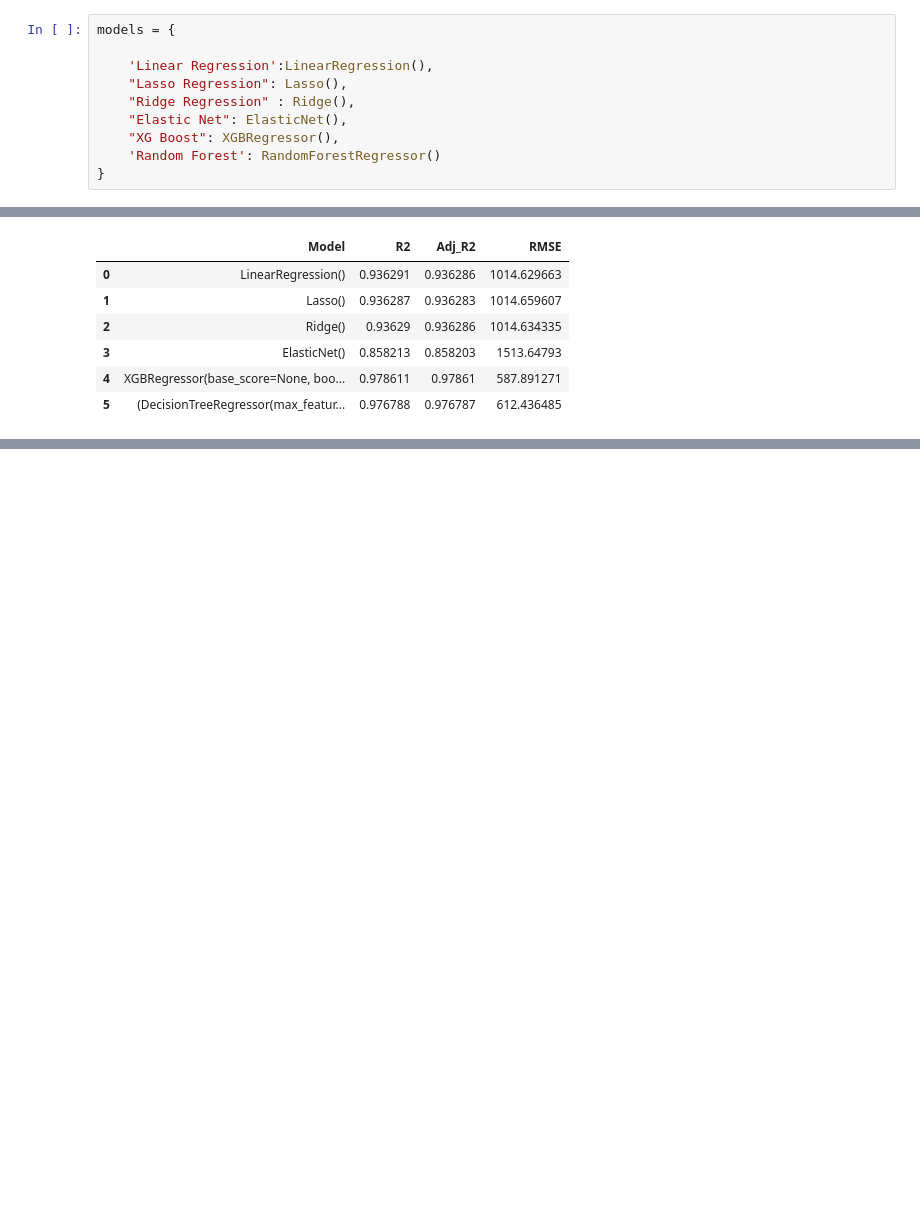
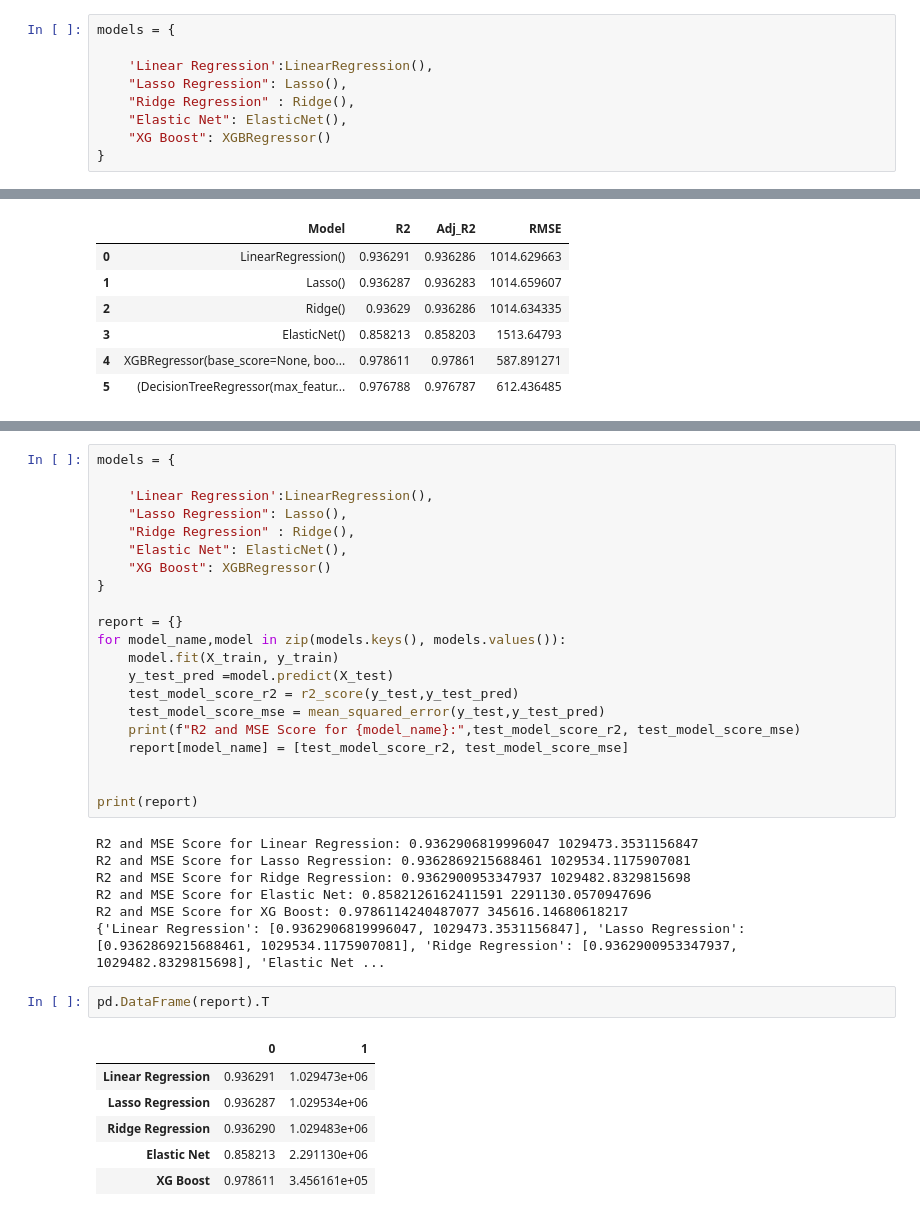
Before and after one commit to imamanmehrotra/firstprojects, a Jupyter notebook: experiment/experiments.ipynb, the cells around one changed output, grey strips where cells are left out. Cells and saved outputs as stored; diff of their text form; blank space fills up the shorter version.

```diff
--- a/experiment/experiments.ipynb
+++ b/experiment/experiments.ipynb
@@ -226,8 +225,7 @@ models = {
     "Lasso Regression": Lasso(),
     "Ridge Regression" : Ridge(),
     "Elastic Net": ElasticNet(),
-    "XG Boost": XGBRegressor(),
-    'Random Forest': RandomForestRegressor()
+    "XG Boost": XGBRegressor()
 }
 # %%
 nr = X_train.shape[0]
@@ -307,0 +313,37 @@ df
+# %%
+models = {
+
+    'Linear Regression':LinearRegression(),
+    "Lasso Regression": Lasso(),
+    "Ridge Regression" : Ridge(),
+    "Elastic Net": ElasticNet(),
+    "XG Boost": XGBRegressor()
+}
+
+report = {}
+for model_name,model in zip(models.keys(), models.values()):
+    model.fit(X_train, y_train)
+    y_test_pred =model.predict(X_test)
+    test_model_score_r2 = r2_score(y_test,y_test_pred)
+    test_model_score_mse = mean_squared_error(y_test,y_test_pred)
+    print(f"R2 and MSE Score for {model_name}:",test_model_score_r2, test_model_score_mse)
+    report[model_name] = [test_model_score_r2, test_model_score_mse]
+
+
+print(report)
+# %% [output]
+R2 and MSE Score for Linear Regression: 0.9362906819996047 1029473.3531156847
+R2 and MSE Score for Lasso Regression: 0.9362869215688461 1029534.1175907081
+R2 and MSE Score for Ridge Regression: 0.9362900953347937 1029482.8329815698
+R2 and MSE Score for Elastic Net: 0.8582126162411591 2291130.0570947696
+R2 and MSE Score for XG Boost: 0.9786114240487077 345616.14680618217
+{'Linear Regression': [0.9362906819996047, 1029473.3531156847], 'Lasso Regression': [0.9362869215688461, 1029534.1175907081], 'Ridge Regression': [0.9362900953347937, 1029482.8329815698], 'Elastic Net ...
+# %%
+pd.DataFrame(report).T
+# %% [output]
+|  | 0 | 1 |
+| Linear Regression | 0.936291 | 1.029473e+06 |
+| Lasso Regression | 0.936287 | 1.029534e+06 |
+| Ridge Regression | 0.936290 | 1.029483e+06 |
+| Elastic Net | 0.858213 | 2.291130e+06 |
+| XG Boost | 0.978611 | 3.456161e+05 |
```
Also changed, not shown: parts of 3 cells of this notebook, 13 other files.
